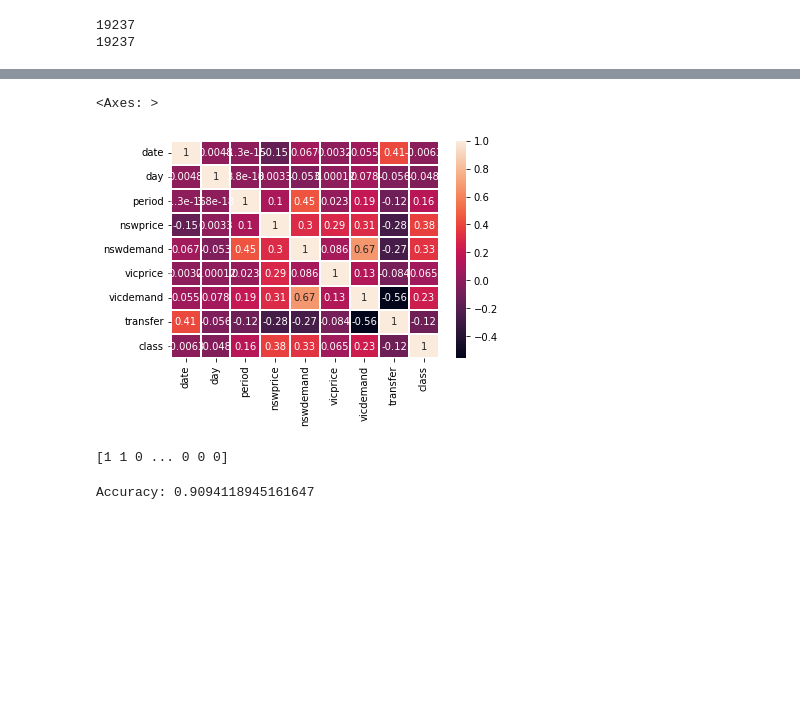
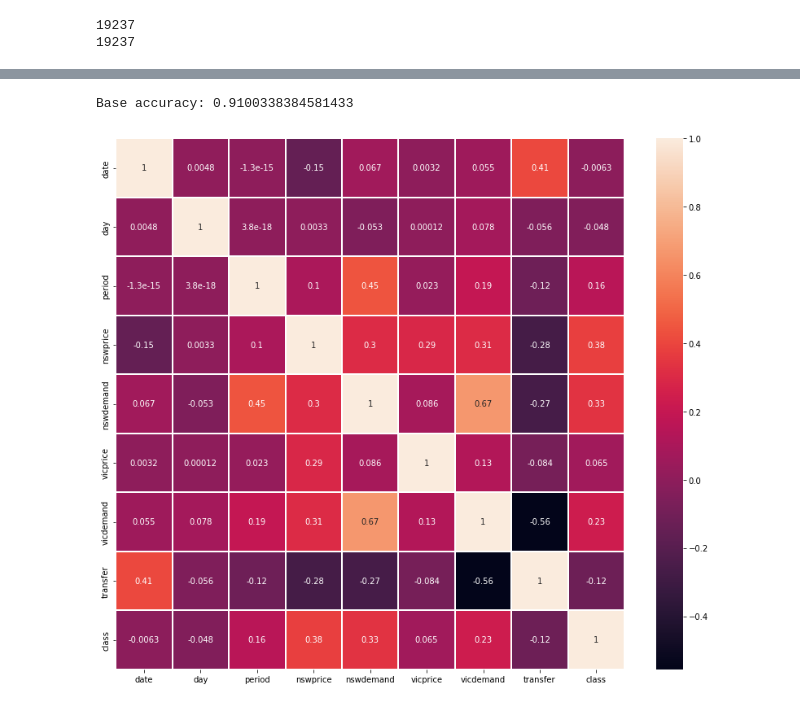
Before and after one commit to LucasMazza42/AusElectrical, a Jupyter notebook: electricPricePredict.ipynb, the cells around one changed output, grey strips where cells are left out. Drawn from its saved outputs; the diff is of its cells as text; code cells hidden in the pictures; blank space fills up the shorter version.

```diff
--- a/electricPricePredict.ipynb
+++ b/electricPricePredict.ipynb
@@ -50,3 +70,11 @@ print(len(UP))
+# %%
+model = xgb.XGBClassifier()
+model.fit(X_train, y_train)
+y_pred = model.predict(X_test)
+accuracy = accuracy_score(y_test, y_pred)
+print('Base accuracy: ' + str(accuracy))
+# %% [output]
+Base accuracy: 0.9100338384581433
 # %%
 
 ## Create an instance of LabelEncoder
@@ -56,8 +84,13 @@ label_encoder = LabelEncoder()
 df['class']= label_encoder.fit_transform(df['class'])
 # %%
 #check correlation of variables
+plt.figure(figsize=(14, 12))
+
 corr = df.corr()
 sns.heatmap(corr, annot=True, linewidths=.1)
+
+
+# Display the plot
+plt.show()
 # %% [output]
-<Axes: >
-[figure, old version]
+[figure, new version]
@@ -76,12 +96,0 @@ model = model.fit(X_train, y_train)
-# %%
-y_pred = model.predict(X_test)
-print(y_pred)
-# %% [output]
-[1 1 0 ... 0 0 0]
-# %%
-
-# Calculate the accuracy
-accuracy = accuracy_score(y_test, y_pred)
-print("Accuracy:", accuracy)
-# %% [output]
-Accuracy: 0.9094118945161647
```
Also changed, not shown: parts of 36 cells of this notebook, 1 other file.
